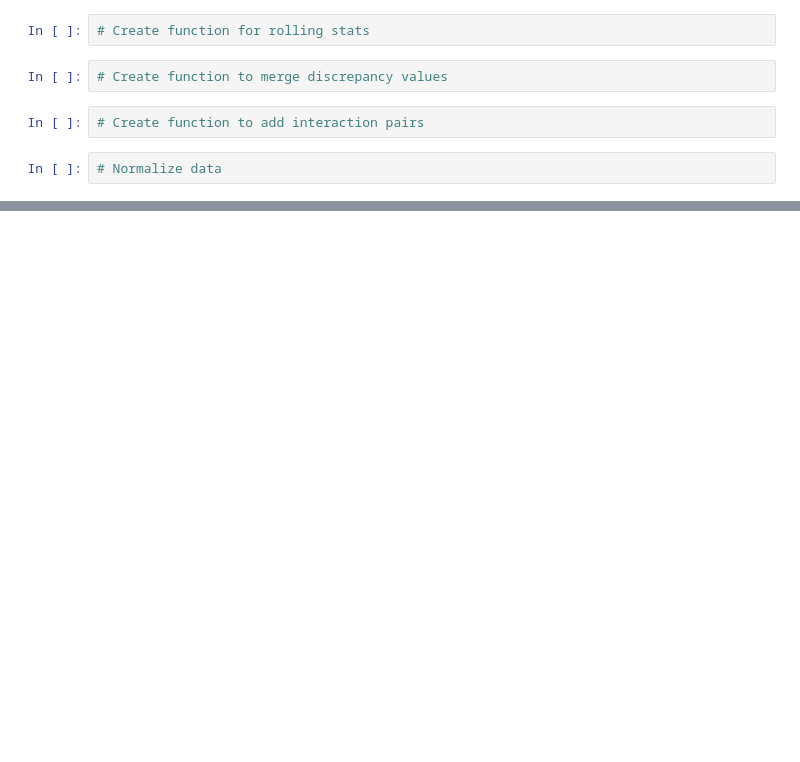
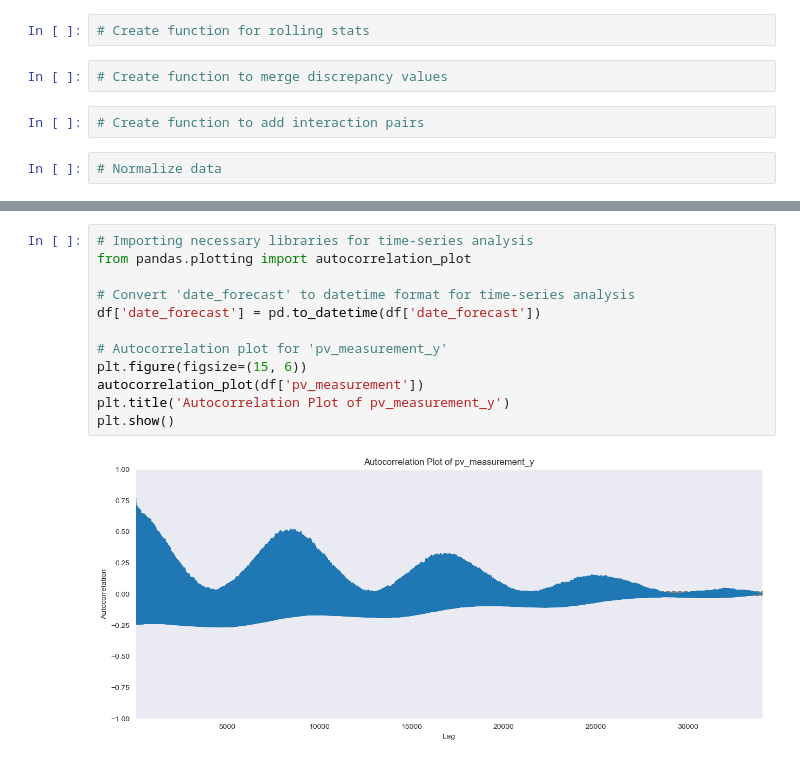
Before and after one commit to Markuski2023/MLGroupProject, a Jupyter notebook: src/EDA.ipynb, the cells around one changed output, grey strips where cells are left out. Cells and saved outputs as stored; diff of their text form; blank space fills up the shorter version.

```diff
--- a/src/EDA.ipynb
+++ b/src/EDA.ipynb
@@ -306,0 +262,14 @@ sorted_discrepancy
+# %%
+# Importing necessary libraries for time-series analysis
+from pandas.plotting import autocorrelation_plot
+
+# Convert 'date_forecast' to datetime format for time-series analysis
+df['date_forecast'] = pd.to_datetime(df['date_forecast'])
+
+# Autocorrelation plot for 'pv_measurement_y'
+plt.figure(figsize=(15, 6))
+autocorrelation_plot(df['pv_measurement'])
+plt.title('Autocorrelation Plot of pv_measurement_y')
+plt.show()
+# %% [output]
+[figure, added]
```
Also changed, not shown: parts of 29 cells of this notebook, 2 other files.
